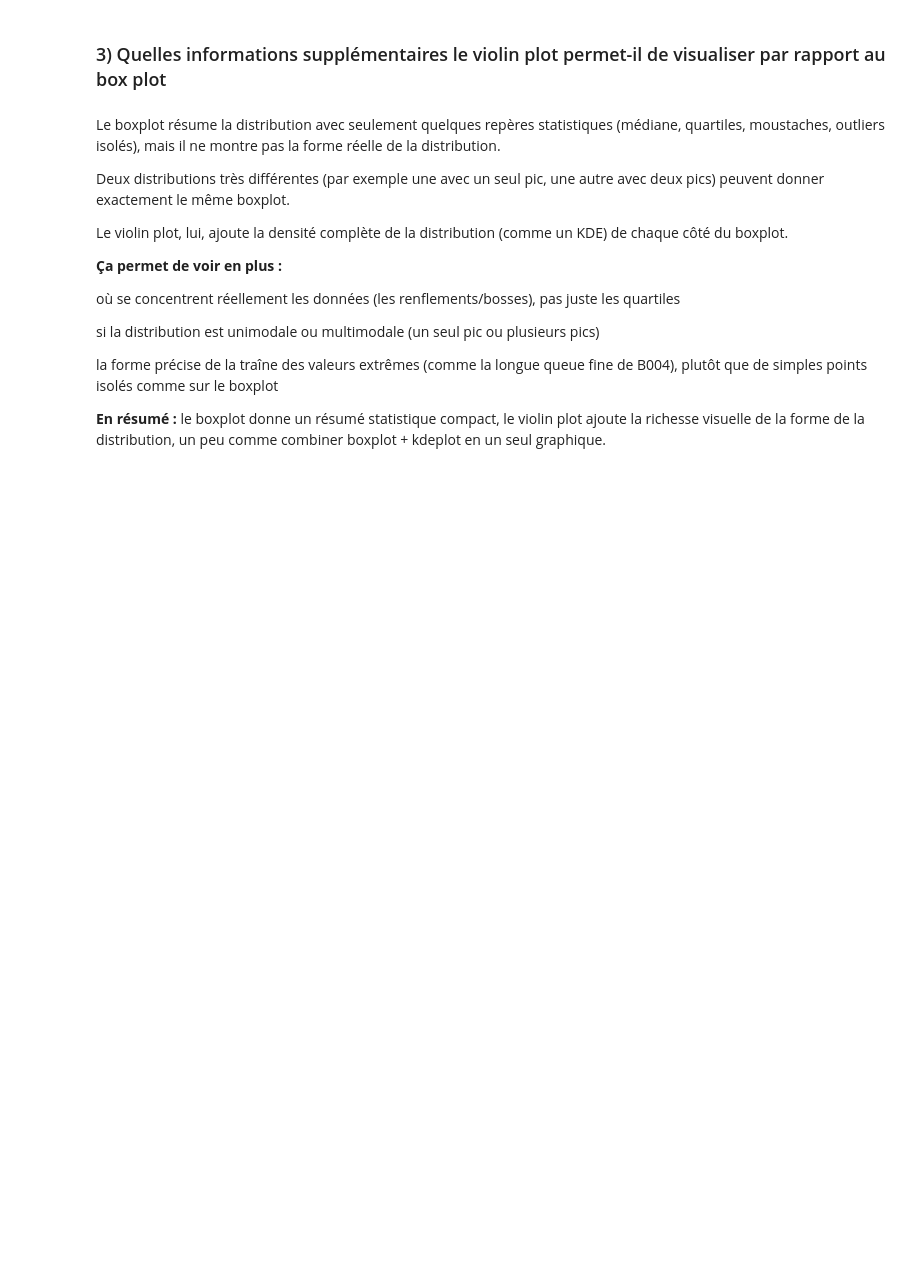
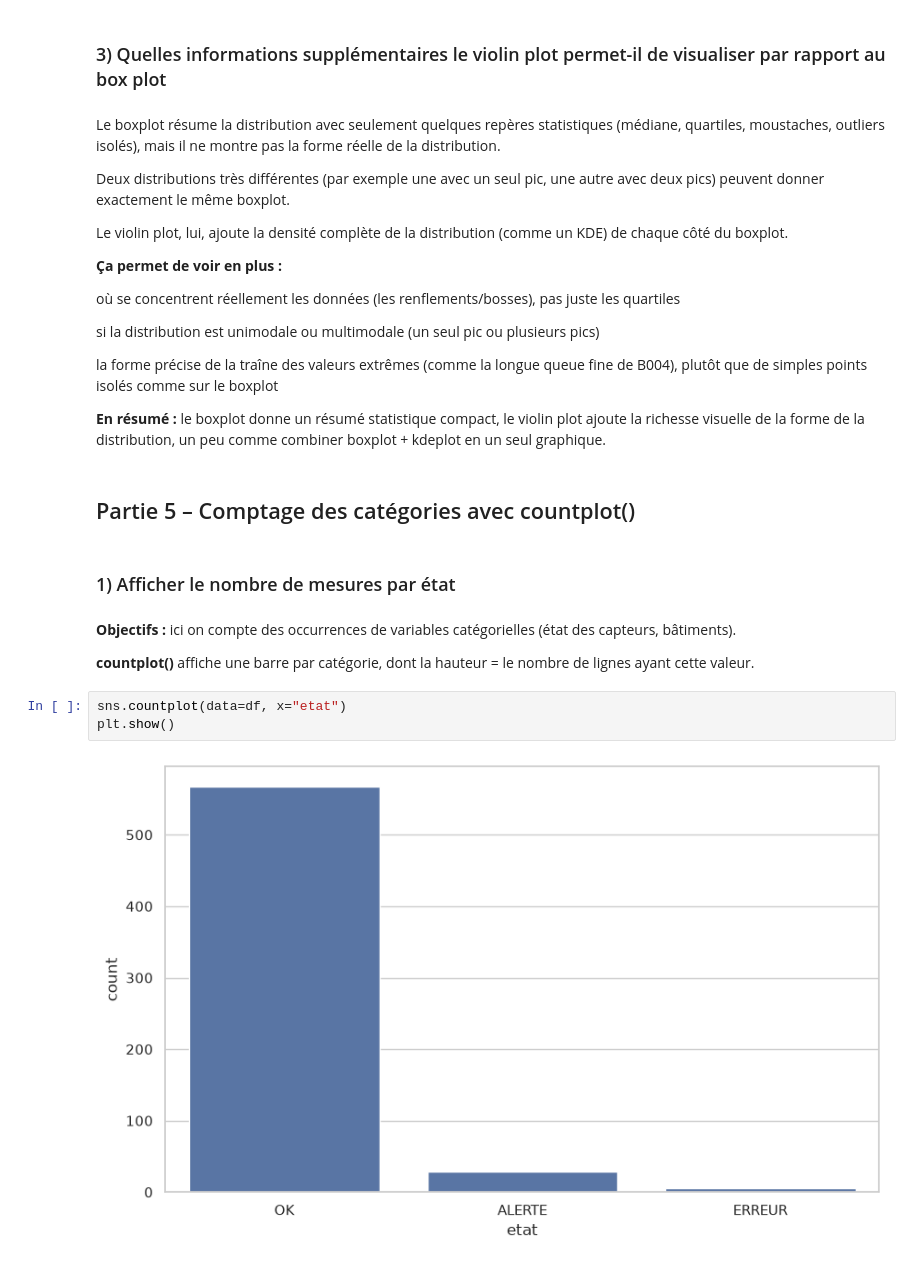
Before and after one commit to Fattimm/atelier_seaborn_iot, a Jupyter notebook: notebooks/atelier_seaborn_iot.ipynb, the cells around one changed output. Saved outputs shown, nothing was run; the diff lists cells and outputs as text; blank space fills up the shorter version.

Commit message:
Partie 5 – Comptage des catégories avec countplot()

```diff
--- a/notebooks/atelier_seaborn_iot.ipynb
+++ b/notebooks/atelier_seaborn_iot.ipynb
@@ -412,3 +412,16 @@ si la distribution est unimodale ou multimodale (un seul pic ou plusieurs pics)
 la forme précise de la traîne des valeurs extrêmes (comme la longue queue fine de B004), plutôt que de simples points isolés comme sur le boxplot
 
 **En résumé :** le boxplot donne un résumé statistique compact, le violin plot ajoute la richesse visuelle de la forme de la distribution, un peu comme combiner boxplot + kdeplot en un seul graphique.
+# %% [markdown]
+## Partie 5 – Comptage des catégories avec countplot()
+# %% [markdown]
+### 1) Afficher le nombre de mesures par état
+# %% [markdown]
+**Objectifs :** ici on compte des occurrences de variables catégorielles (état des capteurs, bâtiments).
+
+**countplot()** affiche une barre par catégorie, dont la hauteur = le nombre de lignes ayant cette valeur.
+# %%
+sns.countplot(data=df, x="etat")
+plt.show()
+# %% [output]
+[figure, added]
```
Also changed, not shown: parts of 12 cells of this notebook.
